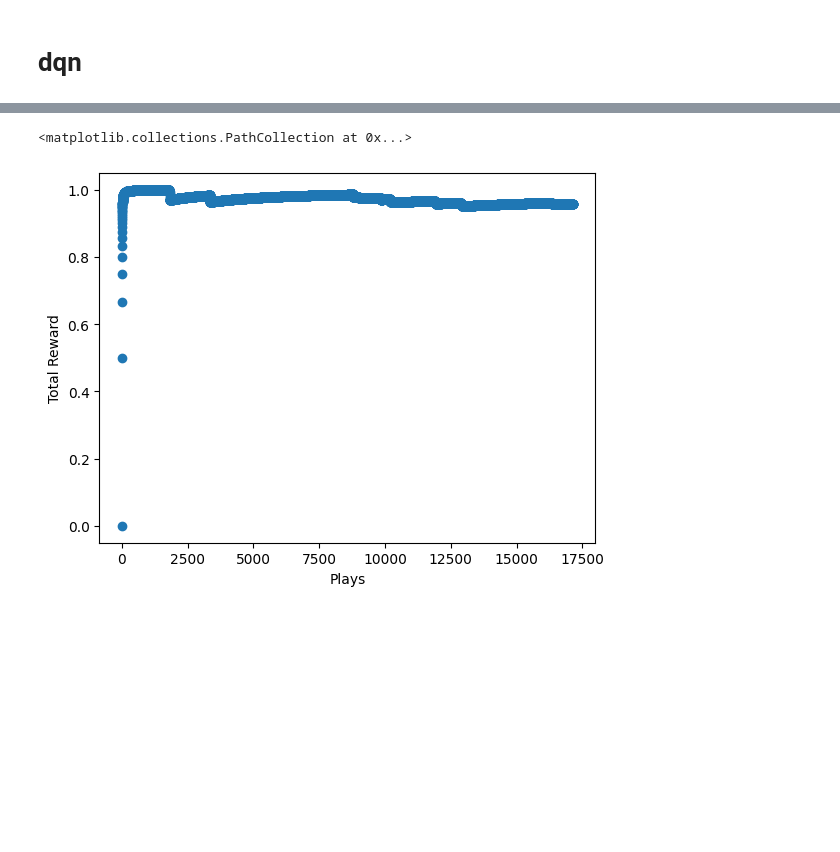
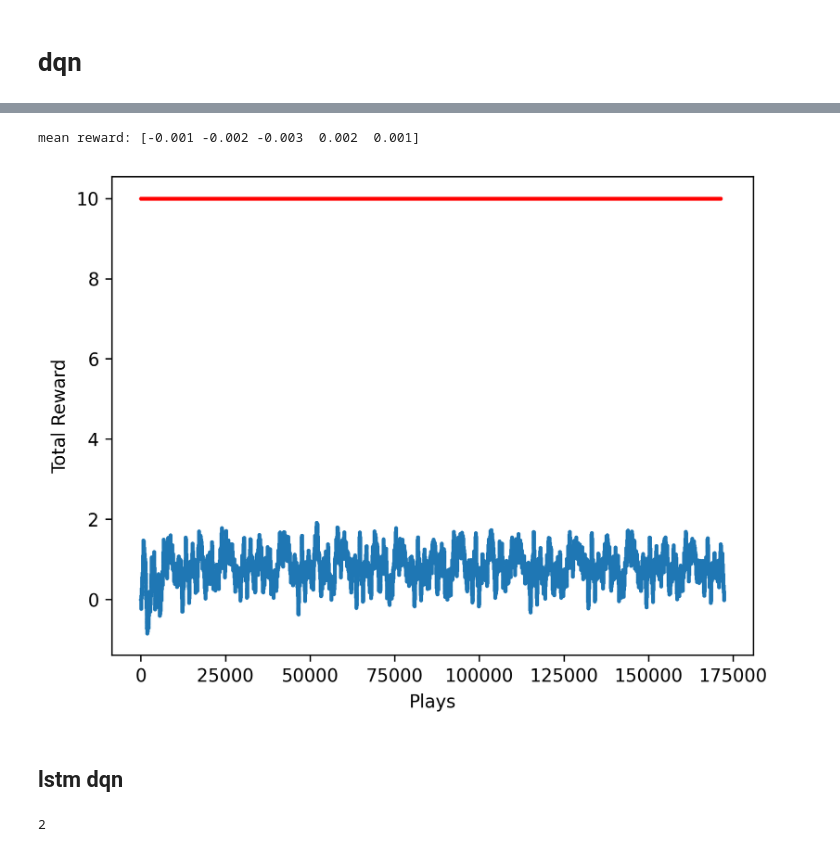
Before and after one commit to AdamZh0u/water_demand_rl, a Jupyter notebook: notebooks/01_env.ipynb, the cells around one changed output, grey strips where cells are left out. Drawn from its saved outputs; the diff is of its cells as text; code cells hidden in the pictures; blank space fills up the shorter version.

```diff
--- a/notebooks/01_env.ipynb
+++ b/notebooks/01_env.ipynb
@@ -19,7 +19,7 @@ PosixPath('/Users/adamzh0u/315_RL/cege_test')
 # %% [markdown]
 ## From data to feature
 # %%
-df = pd.read_csv(const.PATH_DATA/'simulation'/'Data_water_demand_with_leaks_44_10.txt')
+df = pd.read_csv(const.PATH_DATA/'simulation'/'Data_water_demand_with_leaks_41_1000.txt')
 # %%
 env = WaterLeakEnv(data = df)
 # env._next_observation()
@@ -91,14 +107,20 @@ array([], dtype=int64)
-# %%
-fig, ax=plt.subplots(1,1)
-ax.set_xlabel("Plays")
-ax.set_ylabel("Total Reward")
-total_reward = np.cumsum(ls_rewards)
-mean_reward = total_reward/np.arange(1,len(total_reward)+1)
-ax.scatter(range(len(mean_reward)), mean_reward)
-# plot index if  >2 in ls_rewards
-ls_rewards = np.array(ls_rewards)
-ls_rewards[ls_rewards>2]
-# %% [output]
-<matplotlib.collections.PathCollection at 0x...>
-[figure, removed]
+# %%
+def plot_reward(ls_rewards):
+    fig, ax=plt.subplots(1,1,dpi=300)
+    # mean reward of each 100 plays
+    mw_mean = np.convolve(ls_rewards,np.ones(1000,dtype=int))/1000
+    ax.scatter(range(len(mw_mean)), mw_mean,s=1)
+
+    # plot index if  >2 in ls_rewards
+    ls_rewards = np.array(ls_rewards)
+    idx = np.where(ls_rewards>2)
+    ax.scatter(idx, ls_rewards[idx], color='red',s=1)
+    ax.set_xlabel("Plays")
+    ax.set_ylabel("Total Reward")
+    print(f'mean reward: {mw_mean[-5:]}')
+
+plot_reward(ls_rewards)
+# %% [output]
+mean reward: [-0.001 -0.002 -0.003  0.002  0.001]
+[figure, added]
 # %%
@@ -140,0 +169,6 @@ while not terminated:
+# %% [markdown]
+## lstm dqn
+# %%
+env.action_space.n
+# %% [output]
+2
```
Also changed, not shown: parts of 7 cells of this notebook, 7 other files.
